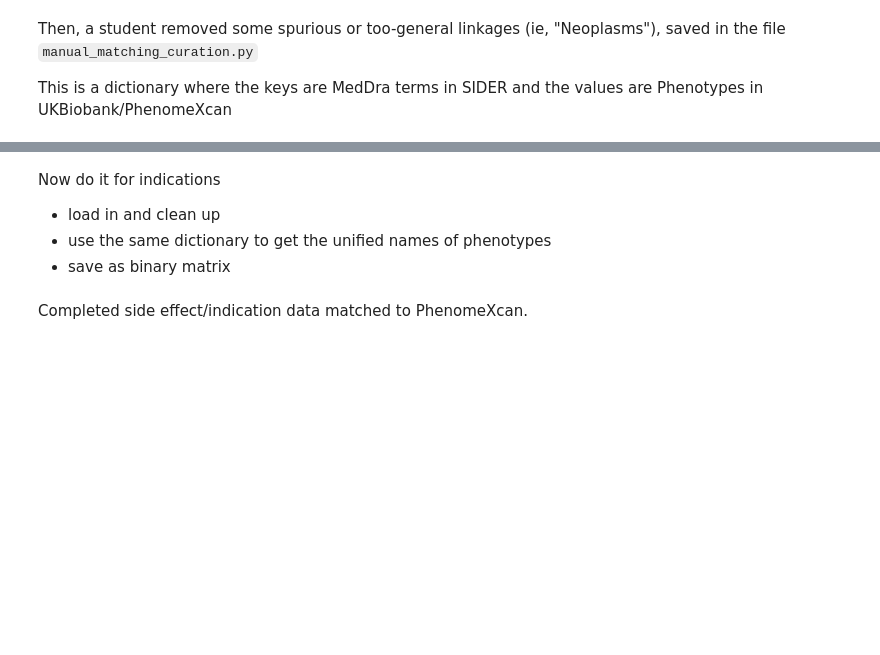
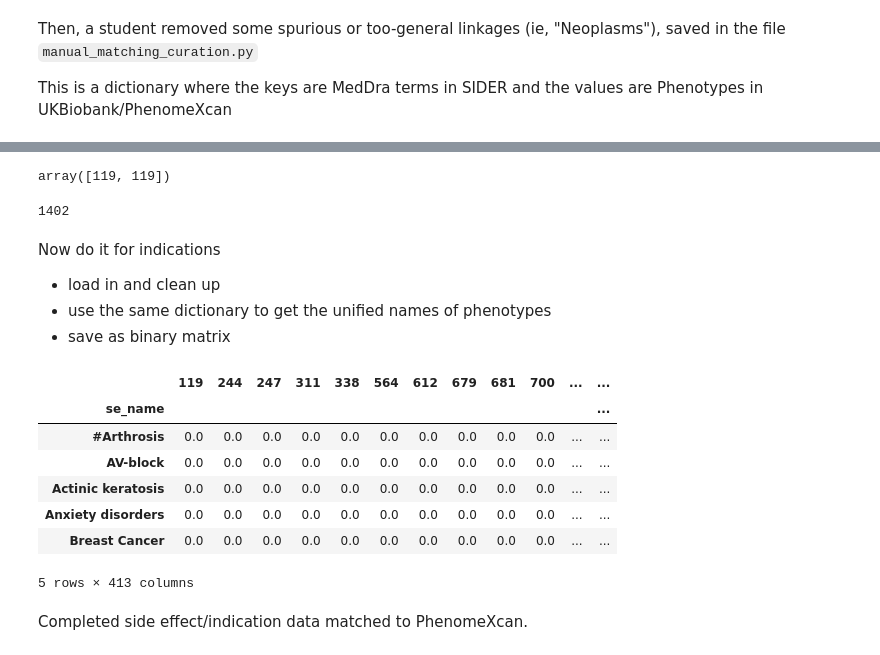
Before and after one commit to RDMelamed/drug-phenome, a Jupyter notebook: 1. curate_data.ipynb, the cells around one changed output, grey strips where cells are left out. Cells and saved outputs as stored; diff of their text form; code cells hidden in the pictures; blank space fills up the shorter version.

```diff
--- a/1. curate_data.ipynb
+++ b/1. curate_data.ipynb
@@ -176,3 +216,11 @@ ptstack.shape
+# %%
+pt_match.loc[pt_match.stitch_flat=='CID100000119','pubchem_cid'].values
+# %% [output]
+array([119, 119])
+# %%
+len(set(pt_match['pubchem_cid']))
+# %% [output]
+1402
 # %% [markdown]
 Now do it for indications
 - load in and clean up
@@ -198,3 +251,17 @@ ptren.to_csv("data_for_regression/sider_indications_y.txt",sep="\t")
+# %%
+xx = pd.read_csv('/project/pi_rachel_melamed_uml_edu/rachel/Affinity_Regression/epa_sider_cancer/all_disease_indication_151x413.txt',sep="\t",index_col=0
+                )
+# %%
+xx.head()
+# %% [output]
+|  | 119 | 244 | 247 | 311 | 338 | 564 | 612 | 679 | 681 | 700 | ... | ... |
+| se_name |  |  |  |  |  |  |  |  |  |  |  | ... |
+| #Arthrosis | 0.0 | 0.0 | 0.0 | 0.0 | 0.0 | 0.0 | 0.0 | 0.0 | 0.0 | 0.0 | ... | ... |
+| AV-block | 0.0 | 0.0 | 0.0 | 0.0 | 0.0 | 0.0 | 0.0 | 0.0 | 0.0 | 0.0 | ... | ... |
+| Actinic keratosis | 0.0 | 0.0 | 0.0 | 0.0 | 0.0 | 0.0 | 0.0 | 0.0 | 0.0 | 0.0 | ... | ... |
+| Anxiety disorders | 0.0 | 0.0 | 0.0 | 0.0 | 0.0 | 0.0 | 0.0 | 0.0 | 0.0 | 0.0 | ... | ... |
+| Breast Cancer | 0.0 | 0.0 | 0.0 | 0.0 | 0.0 | 0.0 | 0.0 | 0.0 | 0.0 | 0.0 | ... | ... |
+5 rows × 413 columns
 # %% [markdown]
 Completed side effect/indication data matched to PhenomeXcan.
 # %% [markdown]
```
Also changed, not shown: parts of 19 cells of this notebook, 2 other files.
